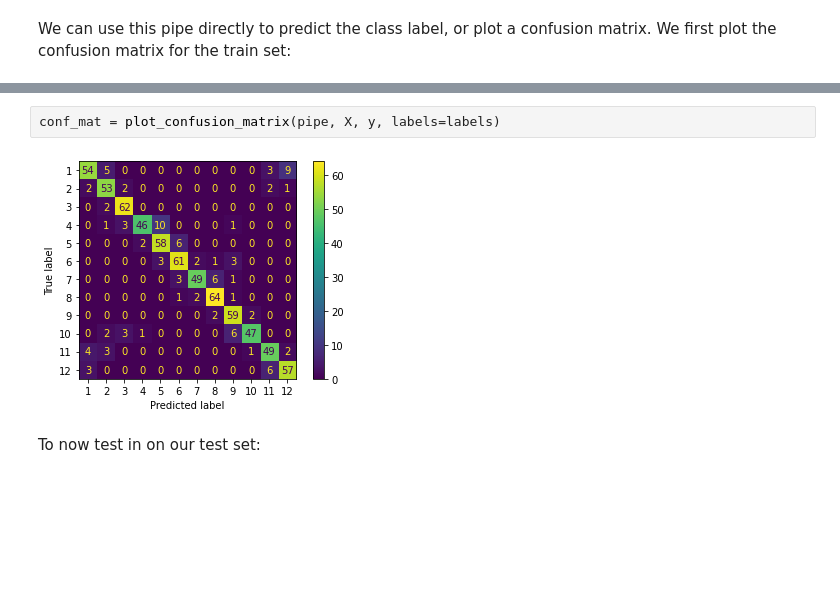
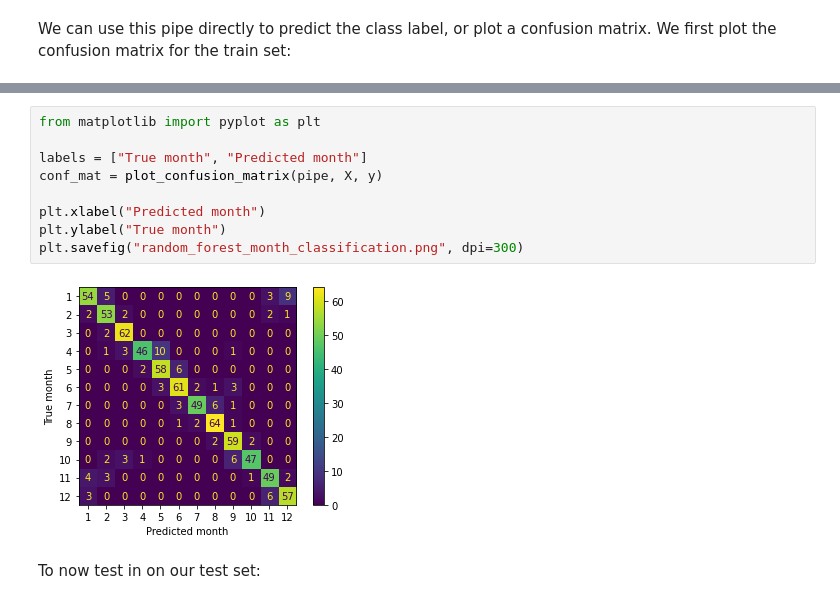
Before and after one commit to florian-huber/weather_prediction_dataset, a Jupyter notebook: notebooks/sklearn_classification.ipynb, the cells around one changed output, grey strips where cells are left out. Drawn from its saved outputs; the diff is of its cells as text; blank space fills up the shorter version.

```diff
--- a/notebooks/sklearn_classification.ipynb
+++ b/notebooks/sklearn_classification.ipynb
@@ -63,7 +63,14 @@ array([ 6,  3, 10,  1,  4,  3,  2,  1,  6, 11])
-# %%
-conf_mat = plot_confusion_matrix(pipe, X, y, labels=labels)
-# %% [output]
-[figure, removed]
+# %%
+from matplotlib import pyplot as plt
+
+labels = ["True month", "Predicted month"]
+conf_mat = plot_confusion_matrix(pipe, X, y)
+
+plt.xlabel("Predicted month")
+plt.ylabel("True month")
+plt.savefig("random_forest_month_classification.png", dpi=300)
+# %% [output]
+[figure, added]
 # %% [markdown]
 To now test in on our test set:
 # %%
```
Also changed, not shown: parts of 2 cells of this notebook.
